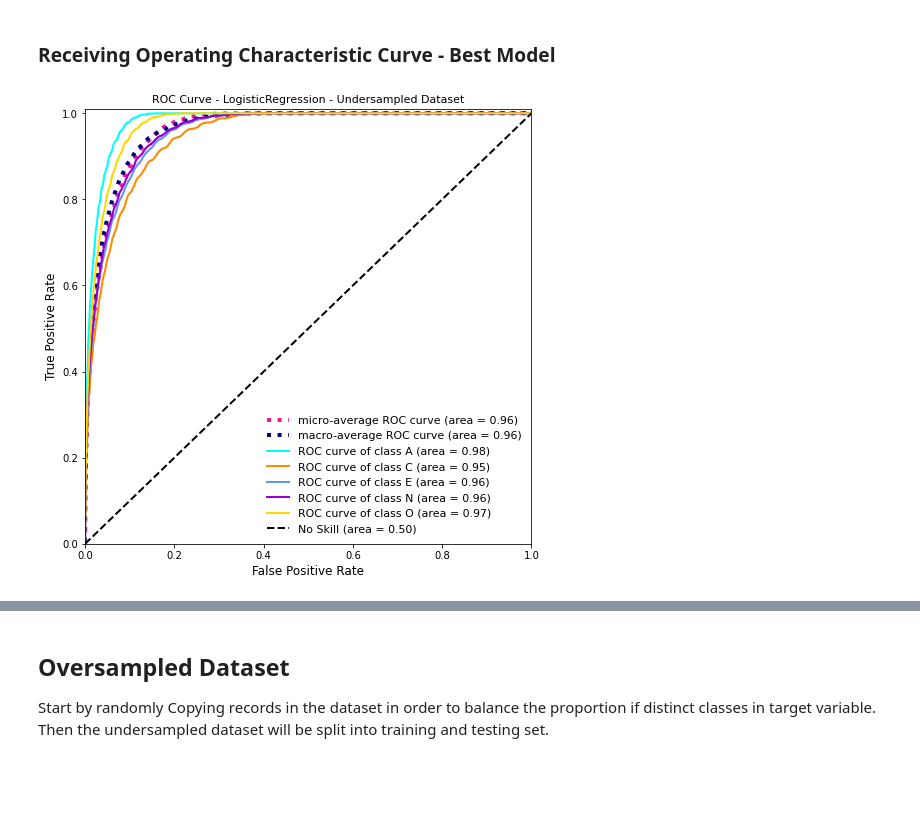
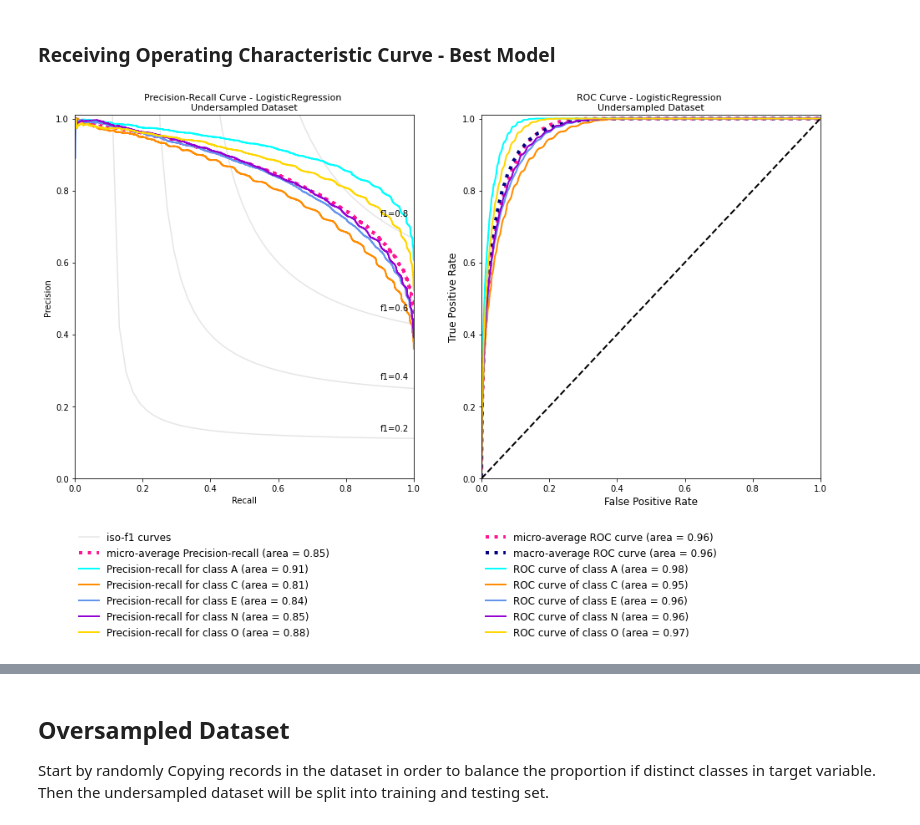
Before and after one commit to UNSpecializationAI/BigFivePersonality, a Jupyter notebook: Big-Five Factor Markers.ipynb, the cells around one changed output, grey strips where cells are left out. Saved outputs shown, nothing was run; the diff lists cells and outputs as text; code cells hidden in the pictures; blank space fills up the shorter version.

Commit message:
Added PrecisionRecall along with ROC curves

```diff
--- a/Big-Five Factor Markers.ipynb
+++ b/Big-Five Factor Markers.ipynb
@@ -30,27 +46,27 @@ from sklearn.metrics import classification_report,plot_confusion_matrix,accuracy
 # %% [markdown]
 ## Data Load
 # %%
-categorical_columns = [f"EXT{i}" for i in range(1, 11)] + \
-                      [f"EST{i}" for i in range(1, 11)] + \
-                      [f"AGR{i}" for i in range(1, 11)] + \
-                      [f"CSN{i}" for i in range(1, 11)] + \
-                      [f"OPN{i}" for i in range(1, 11)] + \
-                      ['target']
+float32_columns =   [f"EXT{i}" for i in range(1, 11)] + \
+                    [f"EST{i}" for i in range(1, 11)] + \
+                    [f"AGR{i}" for i in range(1, 11)] + \
+                    [f"CSN{i}" for i in range(1, 11)] + \
+                    [f"OPN{i}" for i in range(1, 11)] + \
+                    [f"EXT{i}_E" for i in range(1, 11)] + \
+                    [f"EST{i}_E" for i in range(1, 11)] + \
+                    [f"AGR{i}_E" for i in range(1, 11)] + \
+                    [f"CSN{i}_E" for i in range(1, 11)] + \
+                    [f"OPN{i}_E" for i in range(1, 11)]
 
-float32_columns = [f"EXT{i}_E" for i in range(1, 11)] + \
-                  [f"EST{i}_E" for i in range(1, 11)] + \
-                  [f"AGR{i}_E" for i in range(1, 11)] + \
-                  [f"CSN{i}_E" for i in range(1, 11)] + \
-                  [f"OPN{i}_E" for i in range(1, 11)]
+float32_types = {k: 'float32' for k in float32_columns}
+dtype = {**float32_types}
 
-cat_types = {k: 'category' for k in categorical_columns}
-float32_types = {k: 'float32' for k in float32_columns}
-dtype = {**float32_types, **float32_types}
 
-df = pd.read_csv('dataset/BigFivePersonalityTest-TrainSet.csv', parse_dates = ['dateload'], dtype=dtype)
-df.rename(columns={'Unnamed: 0':'id'},inplace = True)
+df = pd.read_csv('dataset/BigFivePersonalityTest-TrainSet.csv', parse_dates = ['dateload'], dtype = dtype)
+df.rename(columns = {'Unnamed: 0' : 'id'}, inplace = True)
+
 pd.options.display.float_format = "{:,.2f}".format
 pd.options.display.max_columns = 999
+
 df.head()
 # %% [output]
 |  | id | EXT1 | EXT2 | EXT3 | EXT4 | EXT5 | EXT6 | EXT7 | EXT8 | EXT9 | EXT10 | ... |
@@ -459,7 +480,7 @@ models = {}
 # %% [markdown]
 ### Logistic Regression
 # %%
-logistic = LogisticRegression(n_jobs=-1, max_iter=300,random_state=0)
+logistic = LogisticRegression(n_jobs=-1, max_iter=400,random_state=0)
 logistic.fit(X_train, y_train)
 models[str(type(logistic).__name__)] = logistic
 # %% [markdown]
@@ -643,6 +710,6 @@ CategoricalNB 0.53
 # %% [markdown]
 ### Receiving Operating Characteristic Curve - Best Model
 # %%
-plot_roc_curve_multiclass(models['LogisticRegression'], X_res, y_res, label = '- Undersampled Dataset')
+pr_roc_curves_multiclass(models['LogisticRegression'], X_res, y_res, label = '\nUndersampled Dataset')
 # %% [output]
-[figure, old version]
+[figure, new version]
```
Also changed, not shown: parts of 27 cells of this notebook.
